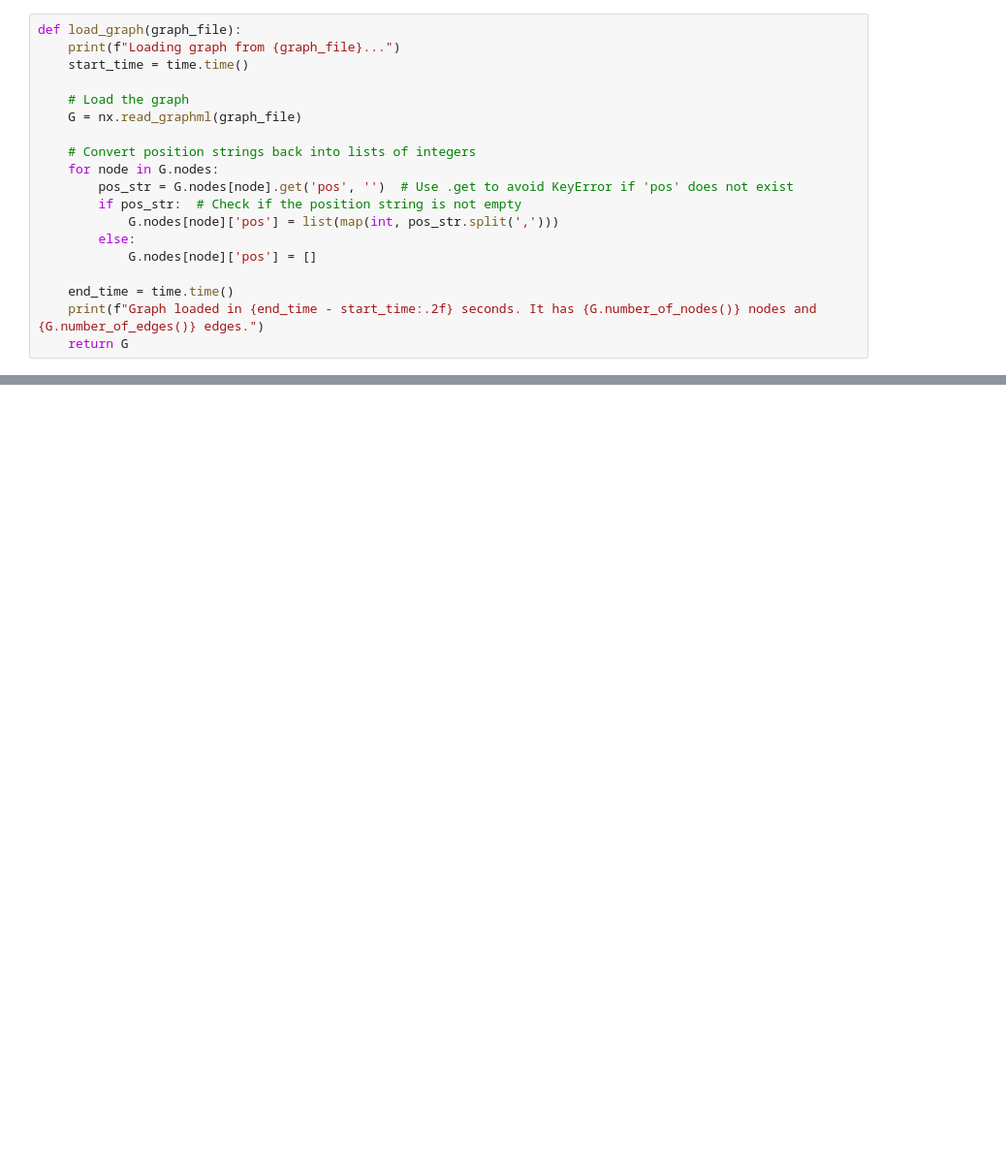
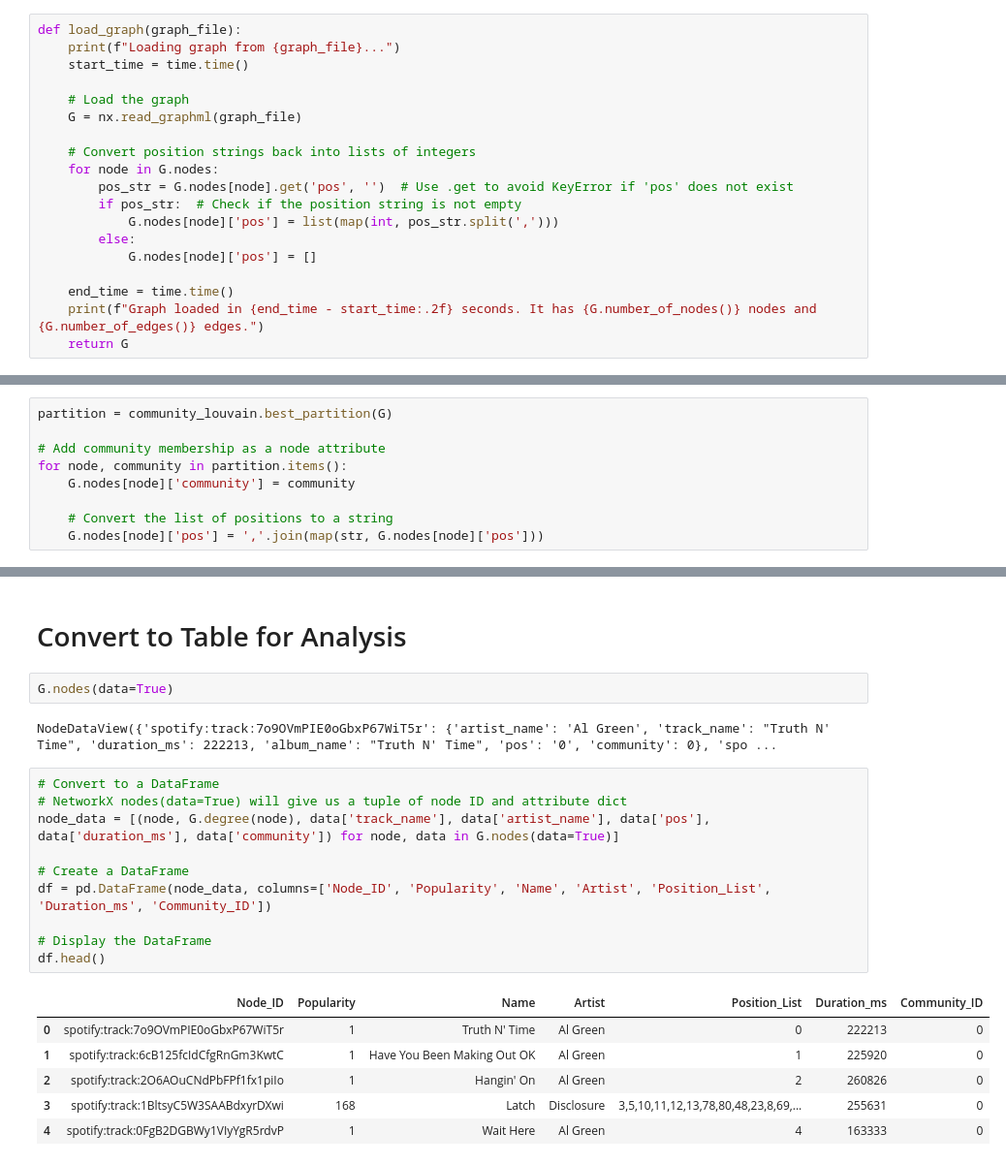
Before and after one commit to KyoKii02/CPSC572-Project, a Jupyter notebook: community_detection.ipynb, the cells around one changed output, grey strips where cells are left out. Shown at 97% size. Saved outputs shown, nothing was run; the diff lists cells and outputs as text; blank space fills up the shorter version.

```diff
--- a/community_detection.ipynb
+++ b/community_detection.ipynb
@@ -89,0 +36,9 @@ visualize_partitions(G, dendro)
+# %%
+partition = community_louvain.best_partition(G)
+
+# Add community membership as a node attribute
+for node, community in partition.items():
+    G.nodes[node]['community'] = community
+
+    # Convert the list of positions to a string
+    G.nodes[node]['pos'] = ','.join(map(str, G.nodes[node]['pos']))
@@ -89,0 +89,23 @@ visualize_partitions(G, dendro)
+# %% [markdown]
+# Convert to Table for Analysis
+# %%
+G.nodes(data=True)
+# %% [output]
+NodeDataView({'spotify:track:7o9OVmPIE0oGbxP67WiT5r': {'artist_name': 'Al Green', 'track_name': "Truth N' Time", 'duration_ms': 222213, 'album_name': "Truth N' Time", 'pos': '0', 'community': 0}, 'spo ...
+# %%
+# Convert to a DataFrame
+# NetworkX nodes(data=True) will give us a tuple of node ID and attribute dict
+node_data = [(node, G.degree(node), data['track_name'], data['artist_name'], data['pos'], data['duration_ms'], data['community']) for node, data in G.nodes(data=True)]
+
+# Create a DataFrame
+df = pd.DataFrame(node_data, columns=['Node_ID', 'Popularity', 'Name', 'Artist', 'Position_List', 'Duration_ms', 'Community_ID'])
+
+# Display the DataFrame
+df.head()
+# %% [output]
+|  | Node_ID | Popularity | Name | Artist | Position_List | Duration_ms | Community_ID |
+| 0 | spotify:track:7o9OVmPIE0oGbxP67WiT5r | 1 | Truth N' Time | Al Green | 0 | 222213 | 0 |
+| 1 | spotify:track:6cB125fcIdCfgRnGm3KwtC | 1 | Have You Been Making Out OK | Al Green | 1 | 225920 | 0 |
+| 2 | spotify:track:2O6AOuCNdPbFPf1fx1piIo | 1 | Hangin' On | Al Green | 2 | 260826 | 0 |
+| 3 | spotify:track:1BltsyC5W3SAABdxyrDXwi | 168 | Latch | Disclosure | 3,5,10,11,12,13,78,80,48,23,8,69,... | 255631 | 0 |
+| 4 | spotify:track:0FgB2DGBWy1VIyYgR5rdvP | 1 | Wait Here | Al Green | 4 | 163333 | 0 |
```
Also changed, not shown: parts of 25 cells of this notebook, 1 other file.
